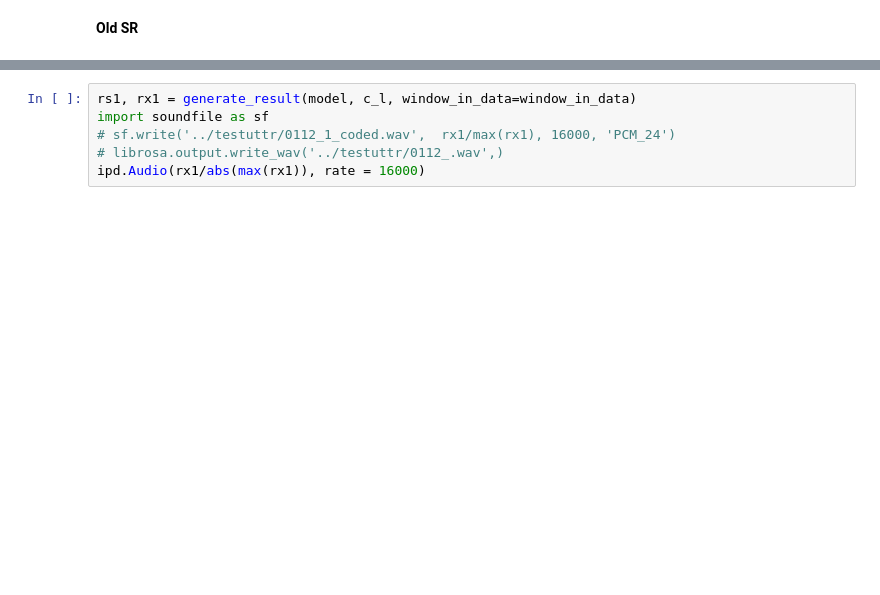
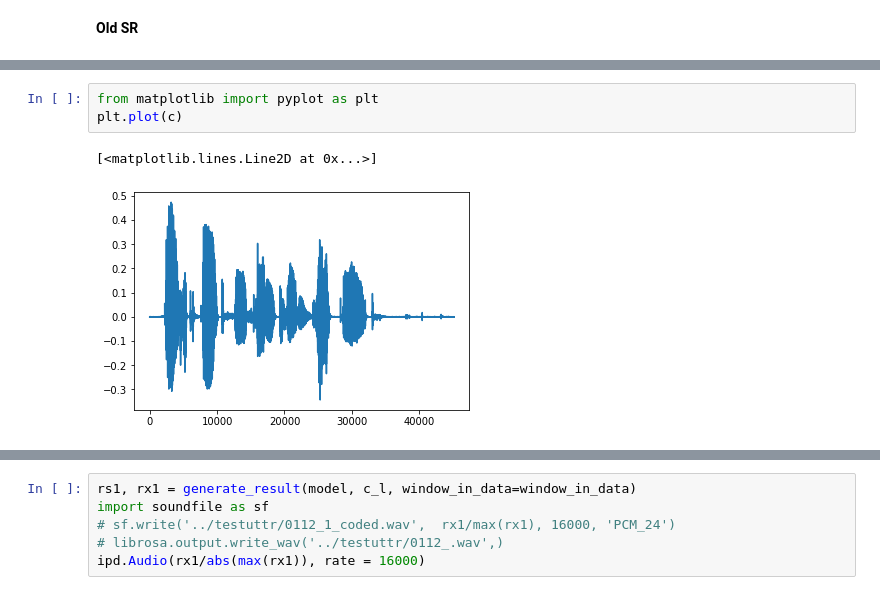
Before and after one commit to haiciyang/SANAC, a Jupyter notebook: src/Listenning_test_0610.ipynb, the cells around one changed output, grey strips where cells are left out. Drawn from its saved outputs; the diff is of its cells as text; blank space fills up the shorter version.

```diff
--- a/src/Listenning_test_0610.ipynb
+++ b/src/Listenning_test_0610.ipynb
@@ -311,2 +304,8 @@ ori, sr = librosa.load('../testuttr/0112_1_original.wav', sr=None)
+# %%
+from matplotlib import pyplot as plt
+plt.plot(c)
+# %% [output]
+[<matplotlib.lines.Line2D at 0x...>]
+[figure, added]
 # %%
 rx1 = torch.tensor(rx1)
```
Also changed, not shown: parts of 17 cells of this notebook, 33 other files.
